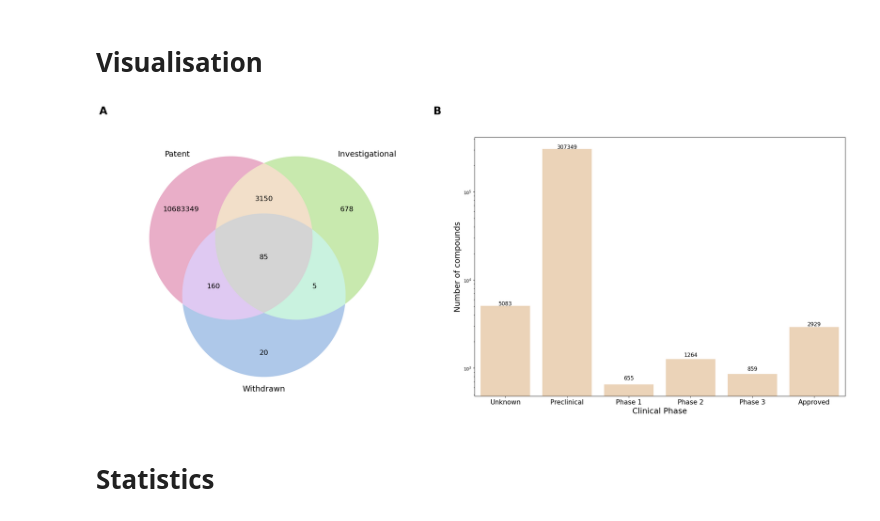
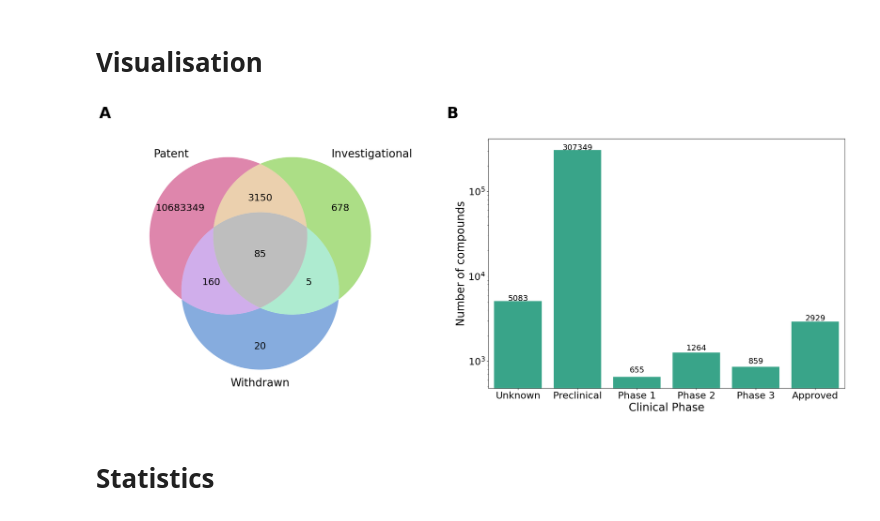
Before and after one commit to Fraunhofer-ITMP/patent-clinical-candidate-characteristics, a Jupyter notebook: notebooks/3_4_clinical_stage.ipynb, the cells around one changed output. Drawn from its saved outputs; the diff is of its cells as text; code cells hidden in the pictures.

Commit message:
update figure 7

```diff
--- a/notebooks/3_4_clinical_stage.ipynb
+++ b/notebooks/3_4_clinical_stage.ipynb
@@ -112,51 +112,53 @@ plt.subplot(1, 2, 1)
 v = venn3_unweighted(
     [patent_cmps, investigational_drugs, withdrawn_drugs],
     set_labels = ('Patent', 'Investigational', 'Withdrawn'),
-    set_colors=('#c83576', '#76c835', '#3576c8')
+    set_colors=('#c83576', '#76c835', '#3576c8'),
+    alpha=0.6
 )
 for text in v.set_labels:  # External labels
-    text.set_fontsize(18)
+    text.set_fontsize(25)
 for text in v.subset_labels: # Internal labels in Venn
-    text.set_fontsize(16)
+    text.set_fontsize(22)
 
 plt.text(
     -0.1, 1.1, string.ascii_uppercase[0],
-    size=24, weight='bold', horizontalalignment='center',
+    size=35, weight='bold', horizontalalignment='center',
     verticalalignment='center', transform = plt.gca().transAxes
 )
 
 plt.subplot(1, 2, 2)
 order = ['Unknown', 'Preclinical', 'Phase 1', 'Phase 2', 'Phase 3', 'Approved']
 ax = sns.barplot(
     data=clincal_stage_df,
     x= 'Phase',
     y= 'Count',
     order=order,
-    color='#f3d3b0'
+    color='#27b692'
 )
 
 for p in ax.patches:
     _x = p.get_x() + p.get_width() / 2
     _y = p.get_y() + p.get_height() + 80
     value = int(p.get_height())
-    ax.text(_x, _y, value, ha="center", fontsize=12)
+    ax.text(_x, _y, value, ha="center", fontsize=18)
 
-plt.xticks(fontsize=15)
-plt.ylabel('Number of compounds', fontsize=18)
+plt.xticks(fontsize=22)
+plt.yticks(fontsize=22)
+plt.ylabel('Number of compounds', fontsize=25)
 plt.yscale('log')
-plt.xlabel('Clinical Phase', fontsize=18)
+plt.xlabel('Clinical Phase', fontsize=25)
 plt.text(
     -0.1, 1.1, string.ascii_uppercase[1],
-    size=24, weight='bold', horizontalalignment='center',
+    size=35, weight='bold', horizontalalignment='center',
     verticalalignment='center', transform = plt.gca().transAxes
 )
 
 plt.tight_layout()
 plt.savefig(f'{FIGURE_DIR}/figure_7.png', dpi=400)
 
 plt.show()
 # %% [output]
-[figure, old version]
+[figure, new version]
 # %% [markdown]
 # Statistics
 # %%
```
Also changed, not shown: 1 other file.
